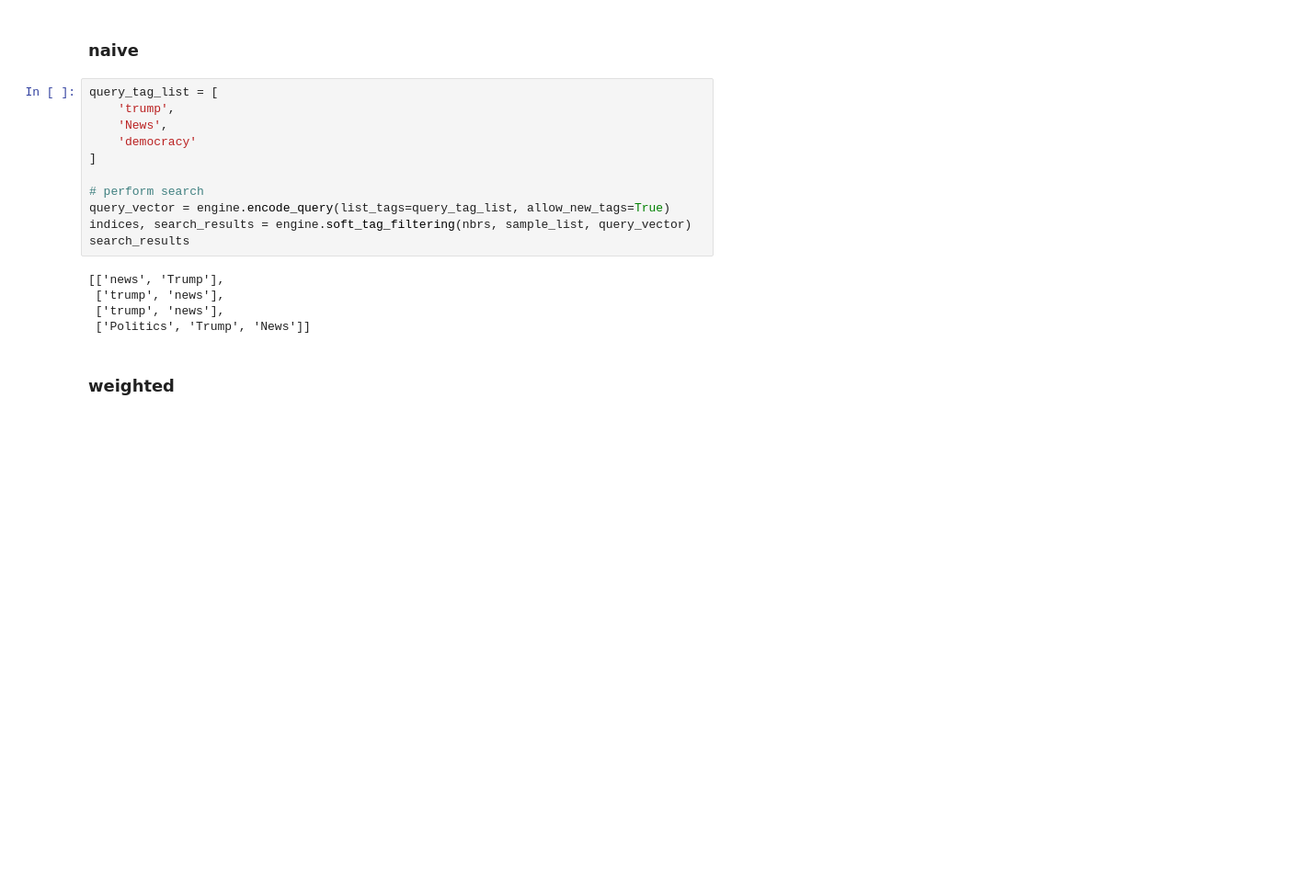
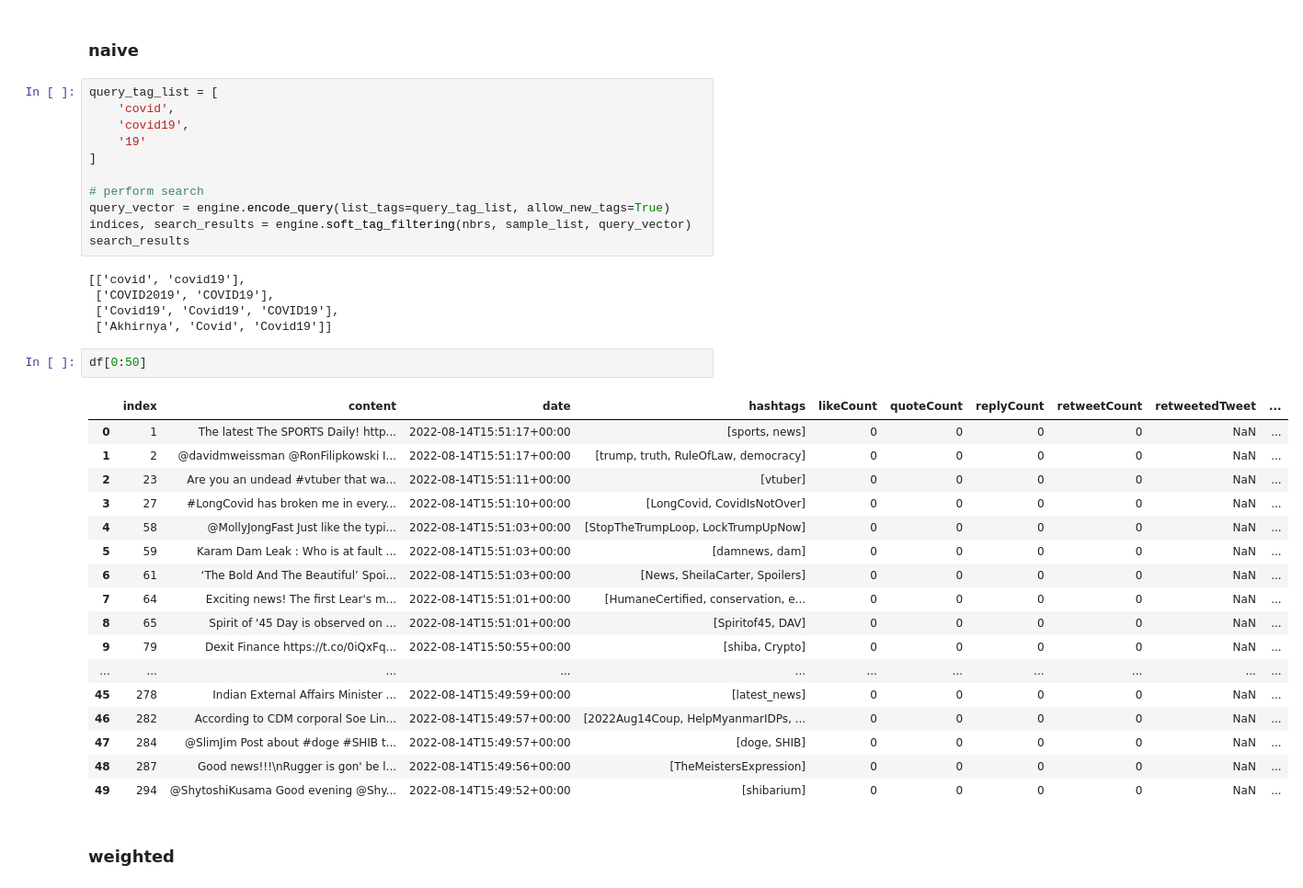
Before and after one commit to atlantis-nova/simtag, a Jupyter notebook: notebooks/twitter-news/example.ipynb, the cells around one changed output. Shown: that part at 92% size. Drawn from its saved outputs; the diff is of its cells as text; blank space fills up the shorter version.

```diff
--- a/notebooks/twitter-news/example.ipynb
+++ b/notebooks/twitter-news/example.ipynb
@@ -78,9 +78,9 @@ nbrs = engine.compute_nbrs(sample_vectors, k=4)
 ### naive
 # %%
 query_tag_list = [
-    'trump',
-    'News',
-    'democracy'
+    'covid',
+    'covid19',
+    '19'
 ]
 
 # perform search
@@ -88,10 +88,30 @@ query_vector = engine.encode_query(list_tags=query_tag_list, allow_new_tags=True
 indices, search_results = engine.soft_tag_filtering(nbrs, sample_list, query_vector)
 search_results
 # %% [output]
-[['news', 'Trump'],
- ['trump', 'news'],
- ['trump', 'news'],
- ['Politics', 'Trump', 'News']]
+[['covid', 'covid19'],
+ ['COVID2019', 'COVID19'],
+ ['Covid19', 'Covid19', 'COVID19'],
+ ['Akhirnya', 'Covid', 'Covid19']]
+# %%
+df[0:50]
+# %% [output]
+|  | index | content | date | hashtags | likeCount | quoteCount | replyCount | retweetCount | retweetedTweet | ... |
+| 0 | 1 | The latest The SPORTS Daily! http... | 2022-08-14T15:51:17+00:00 | [sports, news] | 0 | 0 | 0 | 0 | NaN | ... |
+| 1 | 2 | @davidmweissman @RonFilipkowski I... | 2022-08-14T15:51:17+00:00 | [trump, truth, RuleOfLaw, democracy] | 0 | 0 | 0 | 0 | NaN | ... |
+| 2 | 23 | Are you an undead #vtuber that wa... | 2022-08-14T15:51:11+00:00 | [vtuber] | 0 | 0 | 0 | 0 | NaN | ... |
+| 3 | 27 | #LongCovid has broken me in every... | 2022-08-14T15:51:10+00:00 | [LongCovid, CovidIsNotOver] | 0 | 0 | 0 | 0 | NaN | ... |
+| 4 | 58 | @MollyJongFast Just like the typi... | 2022-08-14T15:51:03+00:00 | [StopTheTrumpLoop, LockTrumpUpNow] | 0 | 0 | 0 | 0 | NaN | ... |
+| 5 | 59 | Karam Dam Leak : Who is at fault ... | 2022-08-14T15:51:03+00:00 | [damnews, dam] | 0 | 0 | 0 | 0 | NaN | ... |
+| 6 | 61 | ‘The Bold And The Beautiful’ Spoi... | 2022-08-14T15:51:03+00:00 | [News, SheilaCarter, Spoilers] | 0 | 0 | 0 | 0 | NaN | ... |
+| 7 | 64 | Exciting news! The first Lear's m... | 2022-08-14T15:51:01+00:00 | [HumaneCertified, conservation, e... | 0 | 0 | 0 | 0 | NaN | ... |
+| 8 | 65 | Spirit of '45 Day is observed on ... | 2022-08-14T15:51:01+00:00 | [Spiritof45, DAV] | 0 | 0 | 0 | 0 | NaN | ... |
+| 9 | 79 | Dexit Finance https://t.co/0iQxFq... | 2022-08-14T15:50:55+00:00 | [shiba, Crypto] | 0 | 0 | 0 | 0 | NaN | ... |
+| ... | ... | ... | ... | ... | ... | ... | ... | ... | ... | ... |
+| 45 | 278 | Indian External Affairs Minister ... | 2022-08-14T15:49:59+00:00 | [latest_news] | 0 | 0 | 0 | 0 | NaN | ... |
+| 46 | 282 | According to CDM corporal Soe Lin... | 2022-08-14T15:49:57+00:00 | [2022Aug14Coup, HelpMyanmarIDPs, ... | 0 | 0 | 0 | 0 | NaN | ... |
+| 47 | 284 | @SlimJim Post about #doge #SHIB t... | 2022-08-14T15:49:57+00:00 | [doge, SHIB] | 0 | 0 | 0 | 0 | NaN | ... |
+| 48 | 287 | Good news!!!\nRugger is gon' be l... | 2022-08-14T15:49:56+00:00 | [TheMeistersExpression] | 0 | 0 | 0 | 0 | NaN | ... |
+| 49 | 294 | @ShytoshiKusama Good evening @Shy... | 2022-08-14T15:49:52+00:00 | [shibarium] | 0 | 0 | 0 | 0 | NaN | ... |
 # %% [markdown]
 ### weighted
 # %%
```
Also changed, not shown: 1 other file.
